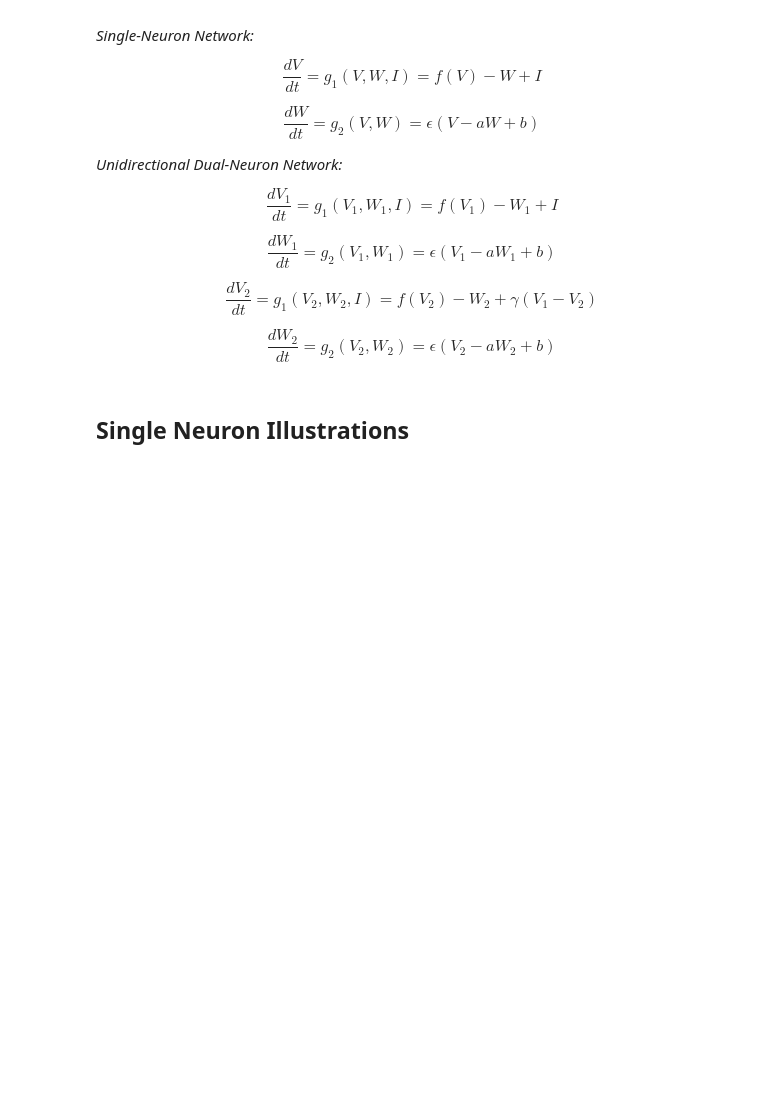
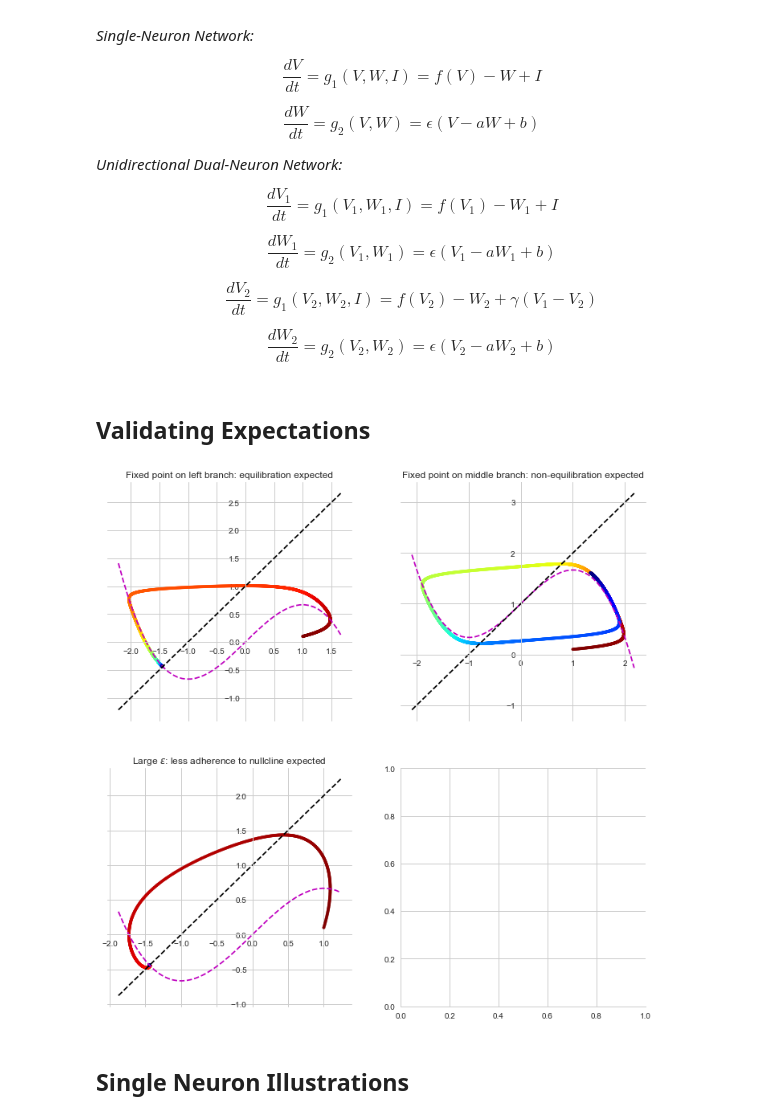
Before and after one commit to eigenfoo-archives/fitzhugh-nagumo, a Jupyter notebook: fitzhugh-nagumo.ipynb, the cells around one changed output. Cells and saved outputs as stored; diff of their text form; code cells hidden in the pictures; blank space fills up the shorter version.

```diff
--- a/fitzhugh-nagumo.ipynb
+++ b/fitzhugh-nagumo.ipynb
@@ -259,6 +259,20 @@ def dual_fhn(V0_1, W0_1, V0_2, W0_2, h, N, tau=None, a=None, b=None, I=None, gam
     sns.despine()
 
     return V1_arr, W1_arr, V2_arr, W2_arr, axarr
+# %% [markdown]
+## Validating Expectations
+# %%
+# Single neuron, parameters from squid giant axon
+fig, axarr = plt.subplots(nrows=2, ncols=2, figsize=[12, 12])
+single_fhn(1, 0.1, 0.01, 5000, ax=axarr[0, 0])
+axarr[0, 0].set_title('Fixed point on left branch: equilibration expected')
+single_fhn(1, 0.1, 0.01, 5000, I=1, ax=axarr[0, 1])
+axarr[0, 1].set_title('Fixed point on middle branch: non-equilibration expected')
+single_fhn(1, 0.1, 0.01, 5000, tau=1, ax=axarr[1, 0])
+axarr[1, 0].set_title('Large $\epsilon$: less adherence to nullcline expected')
+plt.show()
+# %% [output]
+[figure, added]
 # %% [markdown]
 ## Single Neuron Illustrations
 # %%
```
